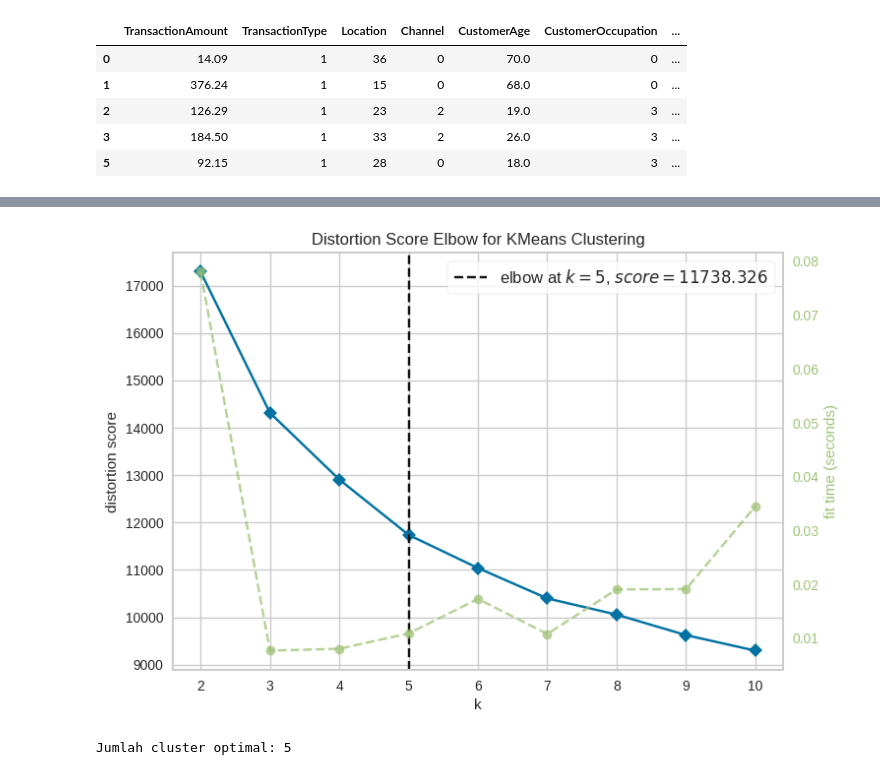
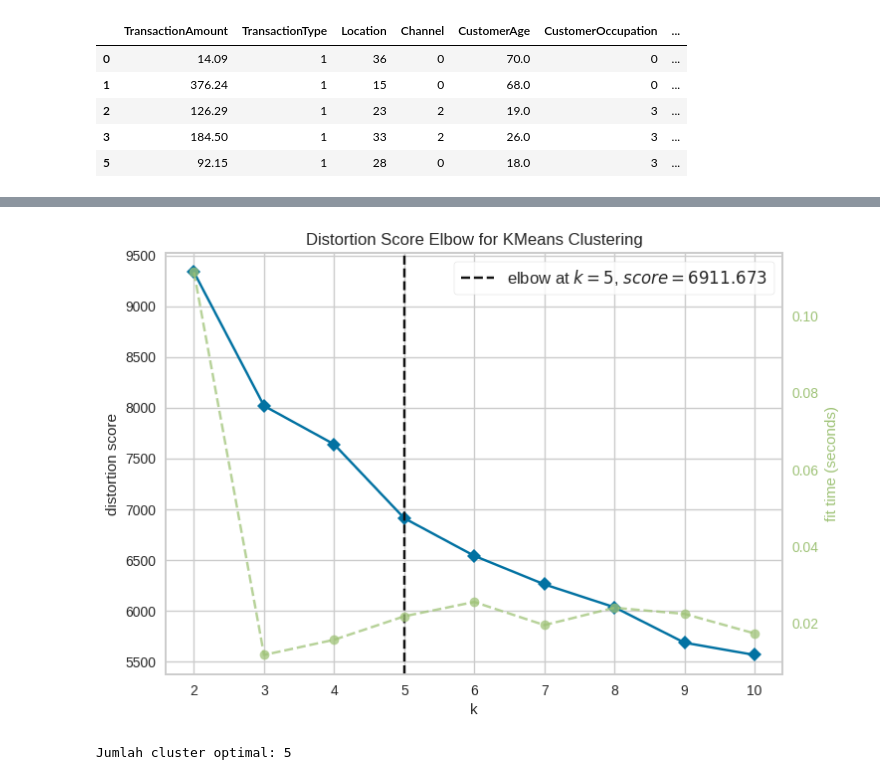
Before and after one commit to nhasibuan/dicoding-submission, a Jupyter notebook: [Clustering]_Submission_Akhir_BMLP_Norman_S_Hasibuan.ipynb, the cells around one changed output, grey strips where cells are left out. Saved outputs shown, nothing was run; the diff lists cells and outputs as text; code cells hidden in the pictures.

```diff
--- a/[Clustering]_Submission_Akhir_BMLP_Norman_S_Hasibuan.ipynb
+++ b/[Clustering]_Submission_Akhir_BMLP_Norman_S_Hasibuan.ipynb
@@ -246,9 +246,10 @@ dtype: int64
 # %%
-# Melakukan drop pada seluruh kolom id, address, dan date
+# Melakukan drop pada kolom yang memiliki keterangan Date, id, dan IP Address
 
 ### MULAI CODE ###
 
-cols_to_drop = [col for col in df.columns if any(k in col.lower() for k in ['id', 'address', 'date'])]
+cols_to_drop = [col for col in df.columns
+                if any(k in col.lower() for k in ['id', 'address', 'date'])]
 df = df.drop(columns=cols_to_drop)
 df.head()
 
@@ -291,9 +332,12 @@ Pada tahap ini, Anda akan mengembangkan model clustering dengan langkah:
 # %%
-# Melakukan feature scaling menggunakan StandardScaler()
+# Melakukan feature scaling menggunakan StandardScaler() untuk fitur numerik.
 
 ### MULAI CODE ###
 
 scaler = StandardScaler()
-X_scaled = scaler.fit_transform(df)
+df_scaled = df.copy()
+num_cols = df.select_dtypes(include=['number']).columns.tolist()
+df_scaled[num_cols] = scaler.fit_transform(df[num_cols])
+df_scaled.head()
 
 ### SELESAI CODE ###
@@ -299,0 +351,21 @@ X_scaled = scaler.fit_transform(df)
+# %%
+# Melakukan binning data berdasarkan kondisi rentang nilai pada fitur numerik.
+
+### MULAI CODE ###
+
+# Binning TransactionAmount menjadi 3 kategori
+amount_bins = [df['TransactionAmount'].min() - 1,
+               df['TransactionAmount'].quantile(0.33),
+               df['TransactionAmount'].quantile(0.66),
+               df['TransactionAmount'].max() + 1]
+df_scaled['TransactionAmount_bin'] = pd.cut(
+    df['TransactionAmount'],
+    bins=amount_bins,
+    labels=[0, 1, 2]
+).astype(int)
+
+print('Distribusi TransactionAmount_bin:')
+print(df_scaled['TransactionAmount_bin'].value_counts().sort_index())
+df_scaled.head()
+
+### SELESAI CODE ###
@@ -300,17 +412,19 @@ X_scaled = scaler.fit_transform(df)
 # %%
-# Menentukan jumlah cluster optimal dengan Elbow Method menggunakan KElbowVisualizer
+# Melakukan visualisasi Elbow Method menggunakan KElbowVisualizer()
 
 ### MULAI CODE ###
 
-model = KMeans(random_state=42)
-visualizer = KElbowVisualizer(model, k=(2, 11))
-visualizer.fit(X_scaled)
+X_cluster = df_scaled.values
+
+model_elbow = KMeans(random_state=42)
+visualizer = KElbowVisualizer(model_elbow, k=(2, 11))
+visualizer.fit(X_cluster)
 visualizer.show()
 
 optimal_k = visualizer.elbow_value_
 print(f'Jumlah cluster optimal: {optimal_k}')
 
 ### SELESAI CODE ###
 # %% [output]
-[figure, old version]
+[figure, new version]
 Jumlah cluster optimal: 5
```
Also changed, not shown: parts of 43 cells of this notebook.
